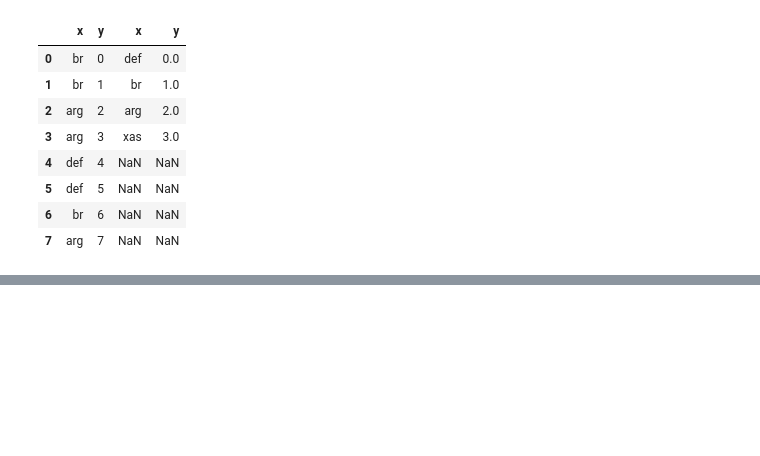
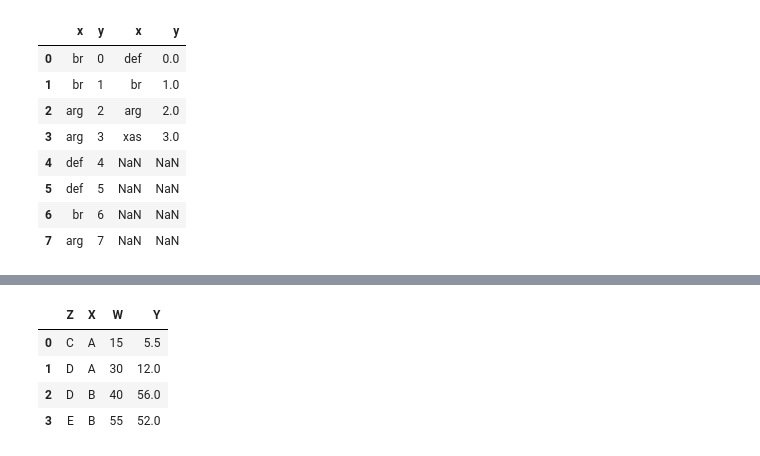
Before and after one commit to GCabral95/Codigos_Analise_Dados, a Jupyter notebook: Organização e Combinação de Bases.ipynb, the cells around one changed output, grey strips where cells are left out. Saved outputs shown, nothing was run; the diff lists cells and outputs as text; code cells hidden in the pictures; blank space fills up the shorter version.

```diff
--- a/Organização e Combinação de Bases.ipynb
+++ b/Organização e Combinação de Bases.ipynb
@@ -199,0 +225,8 @@ pd.concat([df1,df2],axis=1) #com axis=1, empilha em forma de coluna
+# %%
+pd.pivot_table(df,index=["Z","X"]).reset_index() #idem ao acima, só que pivotando por duas colunas (Z e X)
+# %% [output]
+|  | Z | X | W | Y |
+| 0 | C | A | 15 | 5.5 |
+| 1 | D | A | 30 | 12.0 |
+| 2 | D | B | 40 | 56.0 |
+| 3 | E | B | 55 | 52.0 |
```
Also changed, not shown: parts of 21 cells of this notebook.
